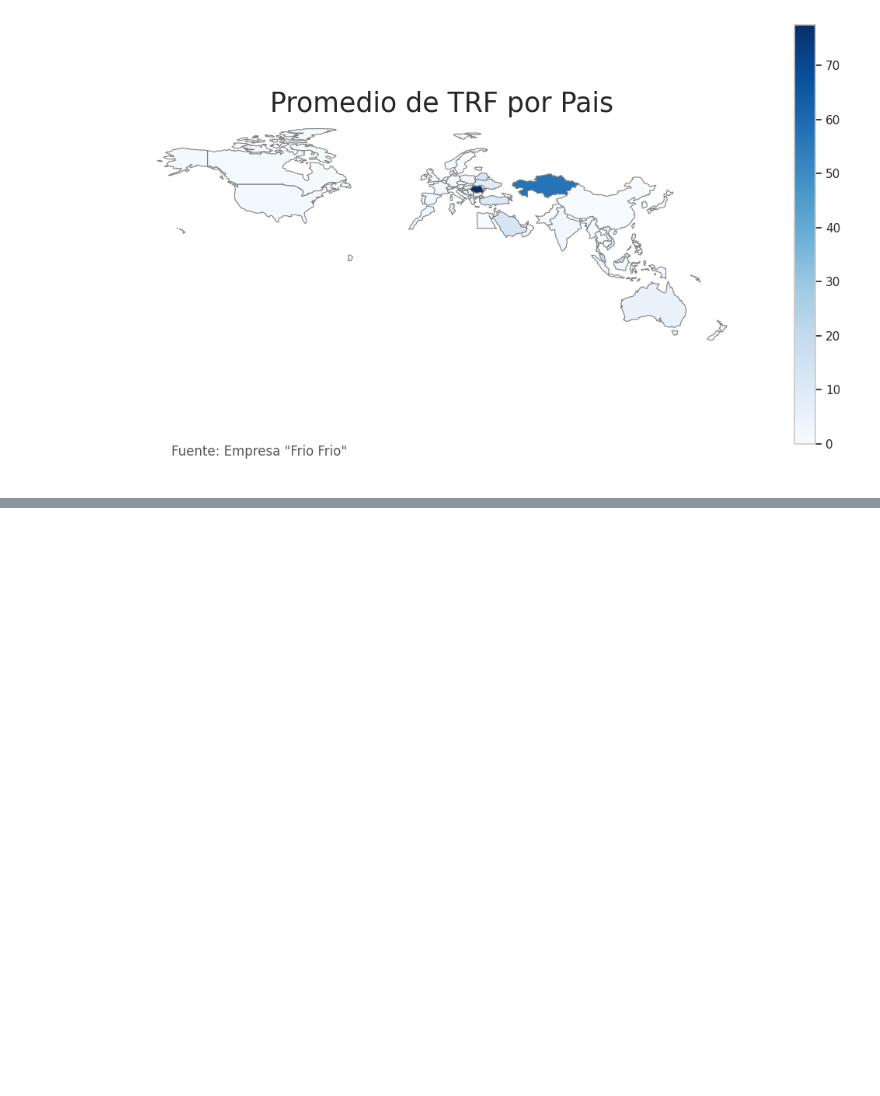
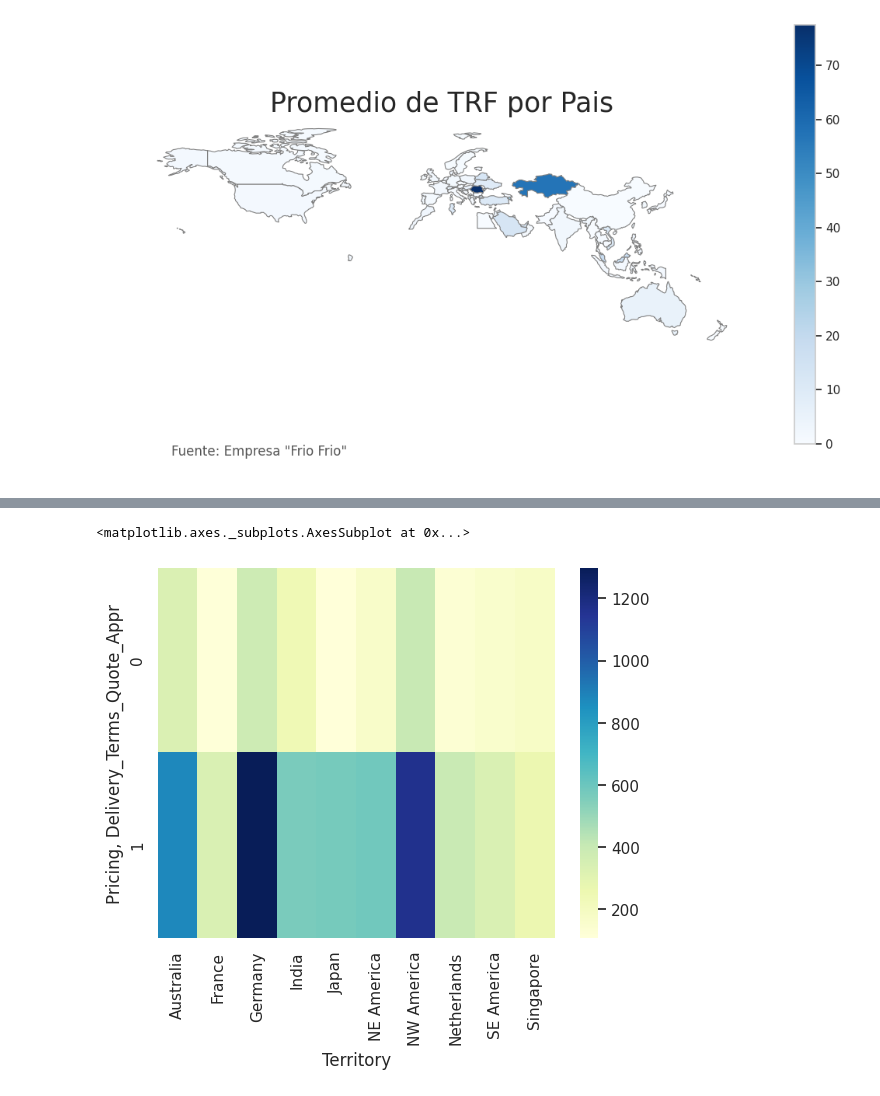
Before and after one commit to germanbc/Organizacion-de-Datos-2c2020-TP1, a Jupyter notebook: TP1-Sofia.ipynb, the cells around one changed output, grey strips where cells are left out. Saved outputs shown, nothing was run; the diff lists cells and outputs as text; code cells hidden in the pictures; blank space fills up the shorter version.

```diff
--- a/TP1-Sofia.ipynb
+++ b/TP1-Sofia.ipynb
@@ -367,0 +382,3 @@ fig.savefig('map_promedios_TRF_por_pais.png', dpi=300)
+# %%
+territories = df['Territory'].value_counts().sort_values(ascending=False).head(10).keys().tolist()
+territories
@@ -367,0 +396,5 @@ fig.savefig('map_promedios_TRF_por_pais.png', dpi=300)
+# %%
+df_heatmap = df.loc[df['Territory'].isin(territories)]\
+    .groupby(['Territory','Pricing, Delivery_Terms_Quote_Appr']).agg({'Territory':'count'})\
+    .rename(columns = {'Territory':'cant_territory'})
+df_heatmap.head()
@@ -367,0 +409,9 @@ fig.savefig('map_promedios_TRF_por_pais.png', dpi=300)
+# %%
+heatmap1_data = pd.pivot_table(df_heatmap, values='cant_territory',
+                     index=['Pricing, Delivery_Terms_Quote_Appr'],
+                     columns='Territory')
+
+sns.heatmap(heatmap1_data, cmap="YlGnBu")
+# %% [output]
+<matplotlib.axes._subplots.AxesSubplot at 0x...>
+[figure, added]
```
Also changed, not shown: parts of 6 cells of this notebook.
